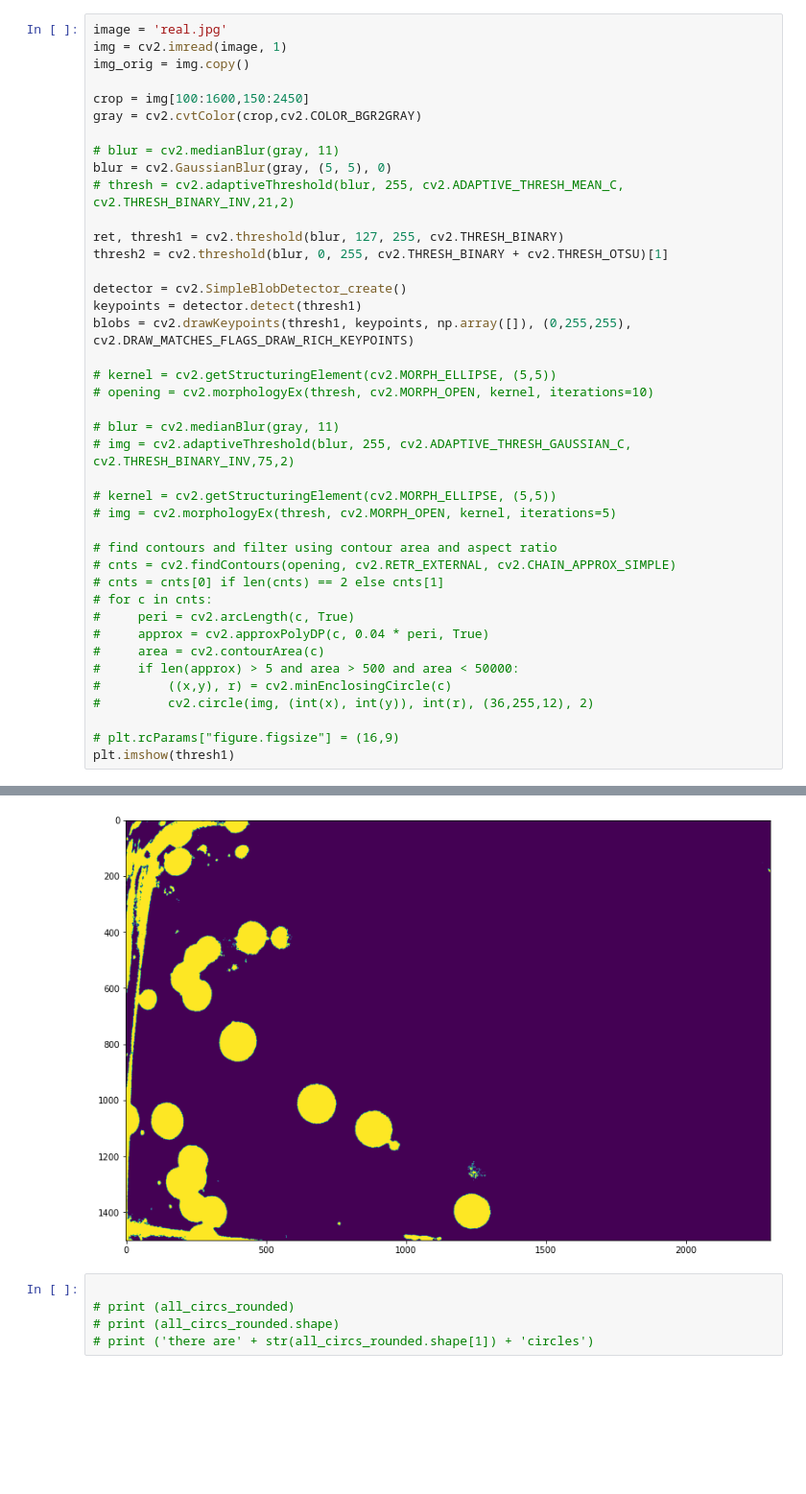
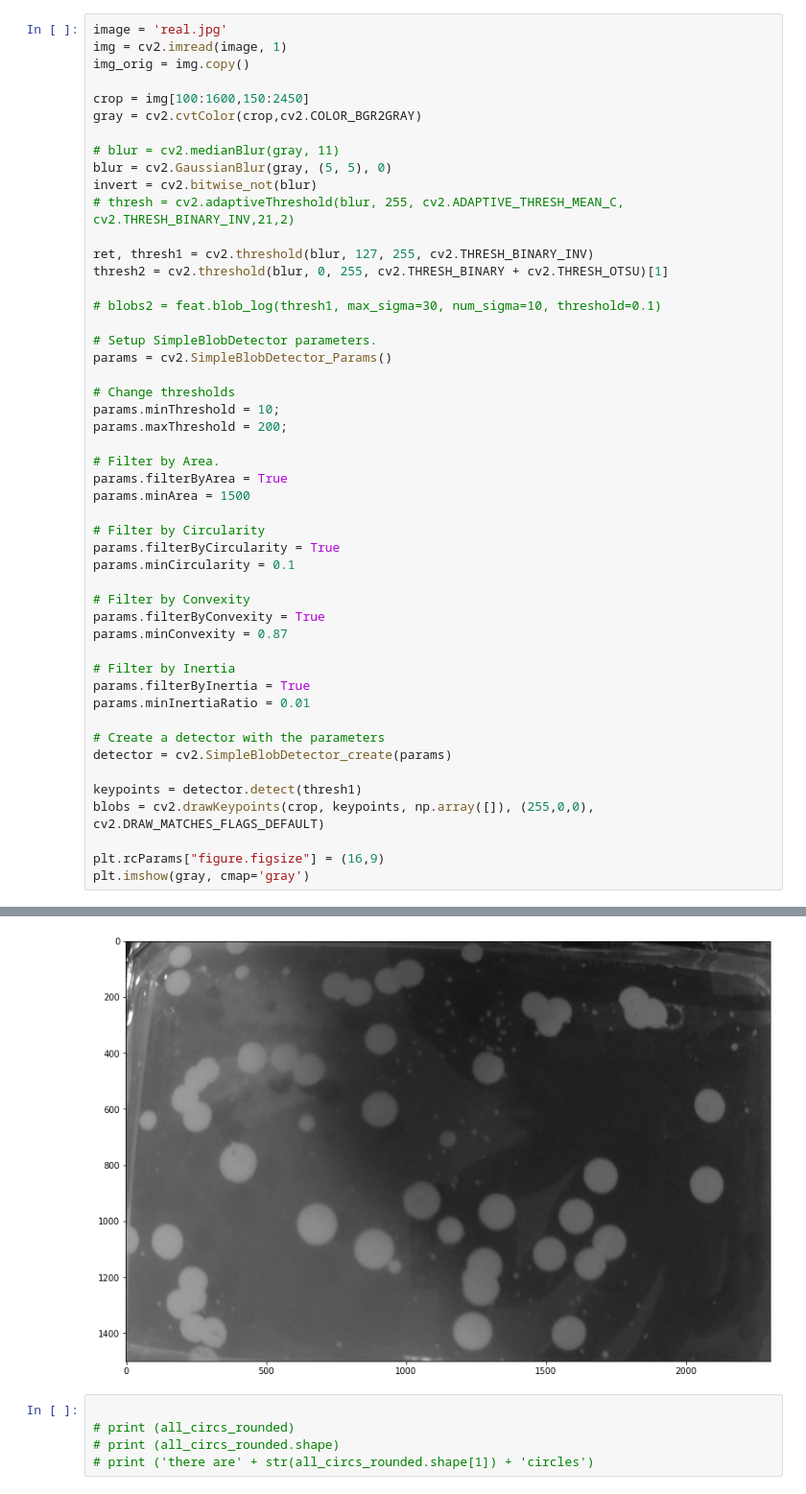
Before and after one commit to sadmanca/open-insulin-vision, a Jupyter notebook: colony-detection.ipynb, the cells around one changed output, grey strips where cells are left out. Shown at 96% size. Drawn from its saved outputs; the diff is of its cells as text; blank space fills up the shorter version.

```diff
--- a/colony-detection.ipynb
+++ b/colony-detection.ipynb
@@ -10,47 +11,55 @@ from skimage.io import imread, imsave
 # %%
 image = 'real.jpg'
 img = cv2.imread(image, 1)
 img_orig = img.copy()
 
 crop = img[100:1600,150:2450]
 gray = cv2.cvtColor(crop,cv2.COLOR_BGR2GRAY)
 
 # blur = cv2.medianBlur(gray, 11)
 blur = cv2.GaussianBlur(gray, (5, 5), 0)
+invert = cv2.bitwise_not(blur)
 # thresh = cv2.adaptiveThreshold(blur, 255, cv2.ADAPTIVE_THRESH_MEAN_C, cv2.THRESH_BINARY_INV,21,2)
 
-ret, thresh1 = cv2.threshold(blur, 127, 255, cv2.THRESH_BINARY)
+ret, thresh1 = cv2.threshold(blur, 127, 255, cv2.THRESH_BINARY_INV)
 thresh2 = cv2.threshold(blur, 0, 255, cv2.THRESH_BINARY + cv2.THRESH_OTSU)[1]
 
-detector = cv2.SimpleBlobDetector_create()
+# blobs2 = feat.blob_log(thresh1, max_sigma=30, num_sigma=10, threshold=0.1)
+
+# Setup SimpleBlobDetector parameters.
+params = cv2.SimpleBlobDetector_Params()
+
+# Change thresholds
+params.minThreshold = 10;
+params.maxThreshold = 200;
+
+# Filter by Area.
+params.filterByArea = True
+params.minArea = 1500
+
+# Filter by Circularity
+params.filterByCircularity = True
+params.minCircularity = 0.1
+
+# Filter by Convexity
+params.filterByConvexity = True
+params.minConvexity = 0.87
+
+# Filter by Inertia
+params.filterByInertia = True
+params.minInertiaRatio = 0.01
+
+# Create a detector with the parameters
+detector = cv2.SimpleBlobDetector_create(params)
+
 keypoints = detector.detect(thresh1)
-blobs = cv2.drawKeypoints(thresh1, keypoints, np.array([]), (0,255,255), cv2.DRAW_MATCHES_FLAGS_DRAW_RICH_KEYPOINTS)
+blobs = cv2.drawKeypoints(crop, keypoints, np.array([]), (255,0,0), cv2.DRAW_MATCHES_FLAGS_DEFAULT)
 
-# kernel = cv2.getStructuringElement(cv2.MORPH_ELLIPSE, (5,5))
-# opening = cv2.morphologyEx(thresh, cv2.MORPH_OPEN, kernel, iterations=10)
-
-# blur = cv2.medianBlur(gray, 11)
-# img = cv2.adaptiveThreshold(blur, 255, cv2.ADAPTIVE_THRESH_GAUSSIAN_C, cv2.THRESH_BINARY_INV,75,2)
-
-# kernel = cv2.getStructuringElement(cv2.MORPH_ELLIPSE, (5,5))
-# img = cv2.morphologyEx(thresh, cv2.MORPH_OPEN, kernel, iterations=5)
-
-# find contours and filter using contour area and aspect ratio
-# cnts = cv2.findContours(opening, cv2.RETR_EXTERNAL, cv2.CHAIN_APPROX_SIMPLE)
-# cnts = cnts[0] if len(cnts) == 2 else cnts[1]
-# for c in cnts:
-#     peri = cv2.arcLength(c, True)
-#     approx = cv2.approxPolyDP(c, 0.04 * peri, True)
-#     area = cv2.contourArea(c)
-#     if len(approx) > 5 and area > 500 and area < 50000:
-#         ((x,y), r) = cv2.minEnclosingCircle(c)
-#         cv2.circle(img, (int(x), int(y)), int(r), (36,255,12), 2)
-
-# plt.rcParams["figure.figsize"] = (16,9)
-plt.imshow(thresh1)
+plt.rcParams["figure.figsize"] = (16,9)
+plt.imshow(gray, cmap='gray')
 # %% [output]
 <matplotlib.image.AxesImage at 0x...>
-[figure, old version]
+[figure, new version]
 # %%
 
 # print (all_circs_rounded)
```
Also changed, not shown: parts of 2 cells of this notebook.
